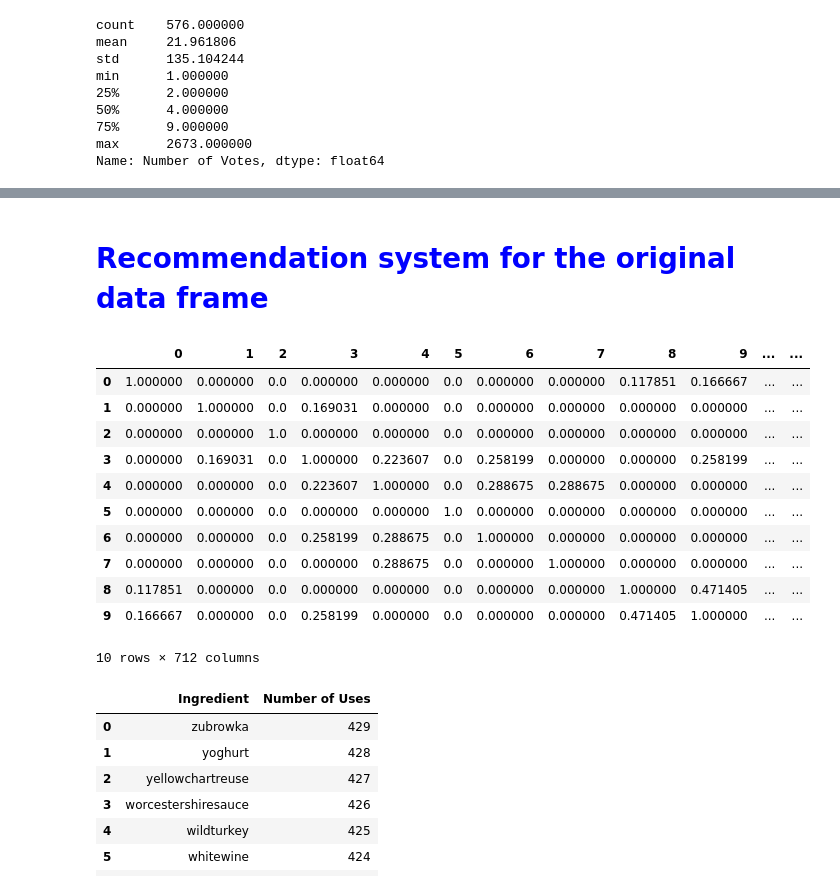
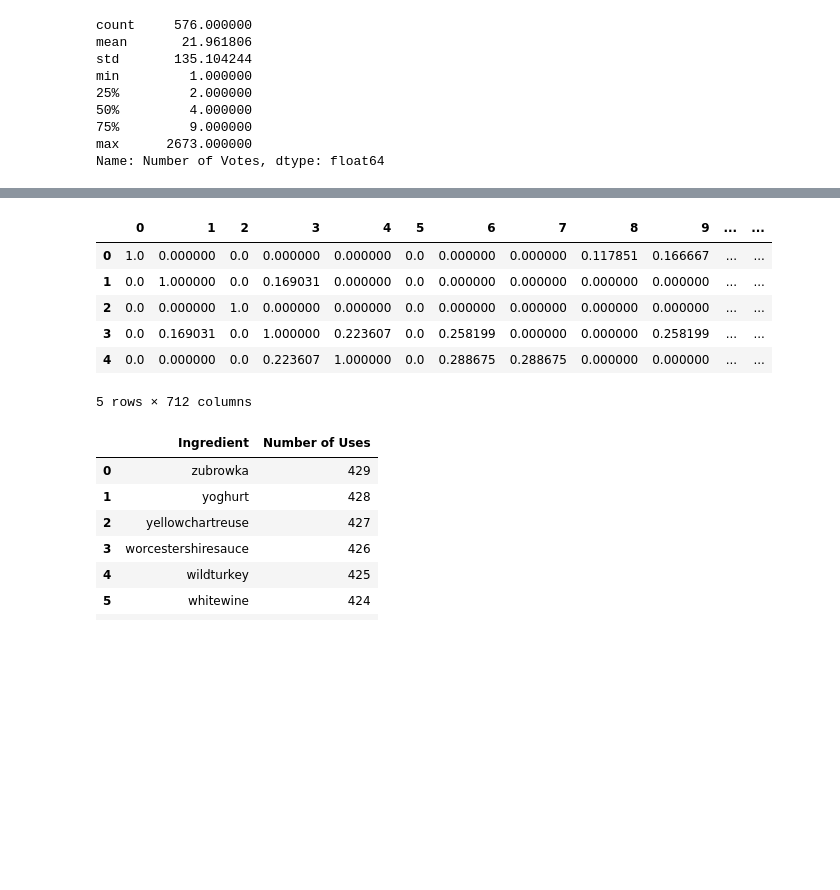
Before and after one commit to saeed44/Cocktail-Recommender, a Jupyter notebook: Cocktail_recom.ipynb, the cells around one changed output, grey strips where cells are left out. Cells and saved outputs as stored; diff of their text form; code cells hidden in the pictures; blank space fills up the shorter version.

```diff
--- a/Cocktail_recom.ipynb
+++ b/Cocktail_recom.ipynb
@@ -245,0 +161,5 @@ num_sorted = sorted(num_dict.items(), key=lambda x: x[0])
+# %%
+### read the recipe datafram
+recipe_df = pd.read_csv('cocktail_rec.csv')
+
+recipe_df.head()
@@ -245,0 +173,5 @@ num_sorted = sorted(num_dict.items(), key=lambda x: x[0])
+# %%
+## build a series of number of ingredients and add to recipe_df
+
+recipe_df['Number of Ingredients']  = recipe_df['Recipe'].apply(lambda st : len(st.split()))
+recipe_df.head(3)
@@ -329,10 +333,8 @@ plt.show()
-# %% [markdown]
-# <font color='blue'> Recommendation system for the original data frame </font>
 # %%
 ###  Find the count matrix
 
 count_vec = CountVectorizer()
-feature_vec = count_vec.fit_transform(receipe_df["Receipe"])
+feature_vec = count_vec.fit_transform(recipe_df["Recipe"])
 
 
 ### generating the cosine similarity matrix
@@ -343,22 +345,17 @@ cos_sim_df = pd.DataFrame(cos_sim )
 
 
 ### find the count vector
-vocab_vec = count_vec.fit(receipe_df["Receipe"])
+vocab_vec = count_vec.fit(recipe_df["Recipe"])
 # %%
-cos_sim_df.head(10)
+cos_sim_df.head()
 # %% [output]
 |  | 0 | 1 | 2 | 3 | 4 | 5 | 6 | 7 | 8 | 9 | ... | ... |
-| 0 | 1.000000 | 0.000000 | 0.0 | 0.000000 | 0.000000 | 0.0 | 0.000000 | 0.000000 | 0.117851 | 0.166667 | ... | ... |
-| 1 | 0.000000 | 1.000000 | 0.0 | 0.169031 | 0.000000 | 0.0 | 0.000000 | 0.000000 | 0.000000 | 0.000000 | ... | ... |
-| 2 | 0.000000 | 0.000000 | 1.0 | 0.000000 | 0.000000 | 0.0 | 0.000000 | 0.000000 | 0.000000 | 0.000000 | ... | ... |
-| 3 | 0.000000 | 0.169031 | 0.0 | 1.000000 | 0.223607 | 0.0 | 0.258199 | 0.000000 | 0.000000 | 0.258199 | ... | ... |
-| 4 | 0.000000 | 0.000000 | 0.0 | 0.223607 | 1.000000 | 0.0 | 0.288675 | 0.288675 | 0.000000 | 0.000000 | ... | ... |
-| 5 | 0.000000 | 0.000000 | 0.0 | 0.000000 | 0.000000 | 1.0 | 0.000000 | 0.000000 | 0.000000 | 0.000000 | ... | ... |
-| 6 | 0.000000 | 0.000000 | 0.0 | 0.258199 | 0.288675 | 0.0 | 1.000000 | 0.000000 | 0.000000 | 0.000000 | ... | ... |
-| 7 | 0.000000 | 0.000000 | 0.0 | 0.000000 | 0.288675 | 0.0 | 0.000000 | 1.000000 | 0.000000 | 0.000000 | ... | ... |
-| 8 | 0.117851 | 0.000000 | 0.0 | 0.000000 | 0.000000 | 0.0 | 0.000000 | 0.000000 | 1.000000 | 0.471405 | ... | ... |
-| 9 | 0.166667 | 0.000000 | 0.0 | 0.258199 | 0.000000 | 0.0 | 0.000000 | 0.000000 | 0.471405 | 1.000000 | ... | ... |
+| 0 | 1.0 | 0.000000 | 0.0 | 0.000000 | 0.000000 | 0.0 | 0.000000 | 0.000000 | 0.117851 | 0.166667 | ... | ... |
+| 1 | 0.0 | 1.000000 | 0.0 | 0.169031 | 0.000000 | 0.0 | 0.000000 | 0.000000 | 0.000000 | 0.000000 | ... | ... |
+| 2 | 0.0 | 0.000000 | 1.0 | 0.000000 | 0.000000 | 0.0 | 0.000000 | 0.000000 | 0.000000 | 0.000000 | ... | ... |
+| 3 | 0.0 | 0.169031 | 0.0 | 1.000000 | 0.223607 | 0.0 | 0.258199 | 0.000000 | 0.000000 | 0.258199 | ... | ... |
+| 4 | 0.0 | 0.000000 | 0.0 | 0.223607 | 1.000000 | 0.0 | 0.288675 | 0.288675 | 0.000000 | 0.000000 | ... | ... |
-10 rows × 712 columns
+5 rows × 712 columns
 # %%
 # vocab_vec.vocabulary_
 # %%
```
Also changed, not shown: parts of 67 cells of this notebook.
